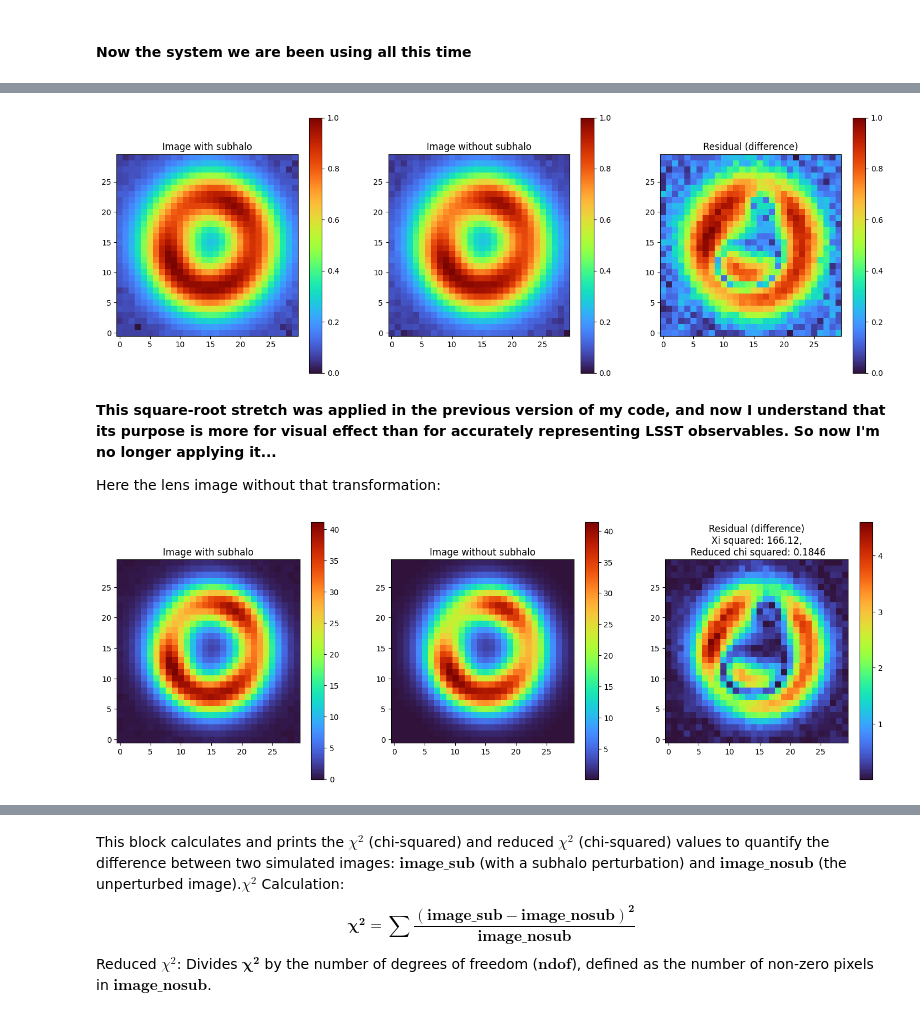
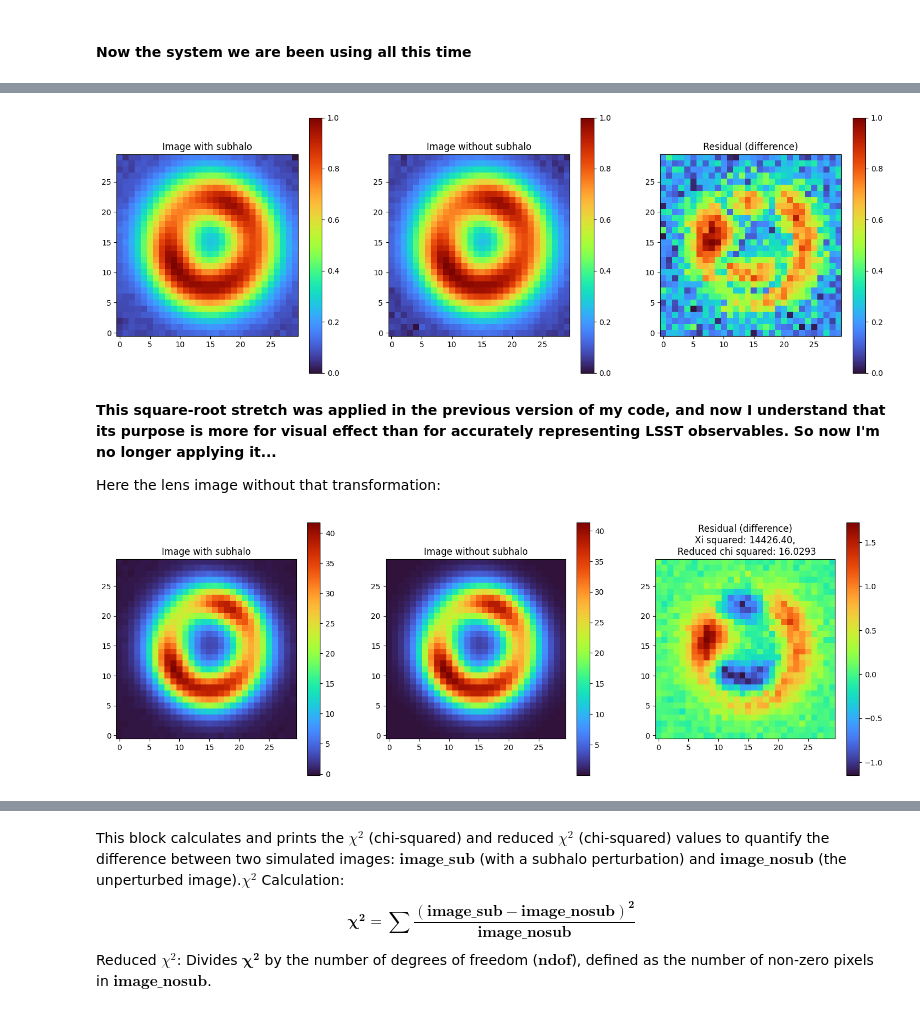
Before and after one commit to JuanDDiosRojas/PhD, a Jupyter notebook: Lenstronomy/single-band_generator.ipynb, the cells around one changed output, grey strips where cells are left out. Saved outputs shown, nothing was run; the diff lists cells and outputs as text; code cells hidden in the pictures.

```diff
--- a/Lenstronomy/single-band_generator.ipynb
+++ b/Lenstronomy/single-band_generator.ipynb
@@ -140,8 +145,8 @@ kwargs_model_nosub= {
 #Now the parameters for every model
 
 ##subhalo parameters, for an isothermal sphere (SIS) profile
-mass_subhalo = 1e9  # Mass of the subhalo in solar masses
-position_subhalo = [0.0,1.3]  # Position of the subhalo in arcseconds
+mass_subhalo = 1e8  # Mass of the subhalo in solar masses
+position_subhalo = [-1.0,1.3]  # Position of the subhalo in arcseconds
 
 M_sub = mass_subhalo * u.M_sun  # Masa del subhalo
 # Cálculo del radio de Einstein del subhalo en radianes
@@ -181,6 +186,9 @@ kwargs_source_mag = [{
     'center_x': 0.1,
     'center_y': 0.05
 }]
+
+# convert magnitudes to amplitudes
+_, kwargs_source, _ = sim.magnitude2amplitude([], kwargs_source_mag, [])
 # %%
 #Resolution and grid
 size = 6.0  # arcsec
@@ -238,35 +268,42 @@ plt.title('Residual (difference)')
 plt.colorbar()
 plt.show()
 # %% [output]
-[figure, old version]
+[figure, new version]
 # %% [markdown]
 **This square-root stretch was applied in the previous version of my code, and now I understand that its purpose is more for visual effect than for accurately representing LSST observables. So now I'm no longer applying it...**
 
 Here the lens image without that transformation:
 # %%
+# compute the model and its noise
+noise_map = sim.estimate_noise(image_sub)
+
+# chi² (or ξ²) pixel-wise
+xi2_nosub = np.sum(((image_sub - image_nosub_nonoise)**2) / (noise_map**2 + 1e-12))
+
+# reduced chi²
+ndof = np.sum(np.isfinite(image_nosub_nonoise))
+xi2_nosub_red = xi2_nosub / ndof
+
+
 #now we plot both images side by side and the residual
 plt.figure(figsize=(18,6))
 plt.subplot(1,3,1)
 plt.imshow(image_sub, origin='lower', cmap='turbo')
 plt.title('Image with subhalo')
 plt.colorbar()
 plt.subplot(1,3,2)
 plt.imshow(image_nosub_nonoise, origin='lower', cmap='turbo')
 plt.title('Image without subhalo')
 plt.colorbar()
 plt.subplot(1,3,3)
 image_diff = image_sub - image_nosub_nonoise
-plt.imshow(np.abs(image_diff), origin='lower', cmap='turbo')
+plt.imshow(image_diff, origin='lower', cmap='turbo')
 plt.title('Residual (difference)')
 plt.colorbar()
-#We add the xi squared in the title
-xi_squared = np.sum(((image_sub - image_nosub_nonoise) ** 2) / (image_nosub_nonoise + 1e-6))  # Adding a small value to avoid division by zero
-#and the reduced chi squared
-ndof = np.sum(image_nosub_nonoise > 1e-6)  # Number of degrees of freedom
-chi_squared_reduced = xi_squared / ndof
-plt.title(f'Residual (difference)\nXi squared: {xi_squared:.2f},\n Reduced chi squared: {chi_squared_reduced:.4f}')
+
+plt.title(f'Residual (difference)\nXi squared: {xi2_nosub:.2f},\n Reduced chi squared: {xi2_nosub_red:.4f}')
 
 #change the scale to arsecseconds
 plt.show()
 # %% [output]
-[figure, old version]
+[figure, new version]
```
Also changed, not shown: parts of 15 cells of this notebook, 5 other files.
